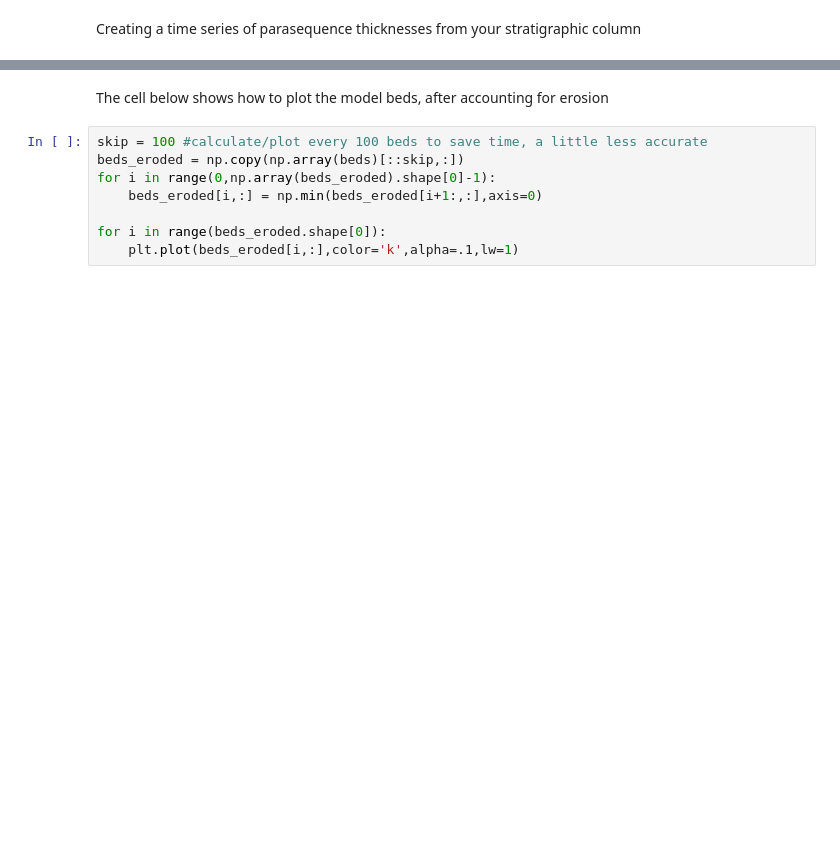
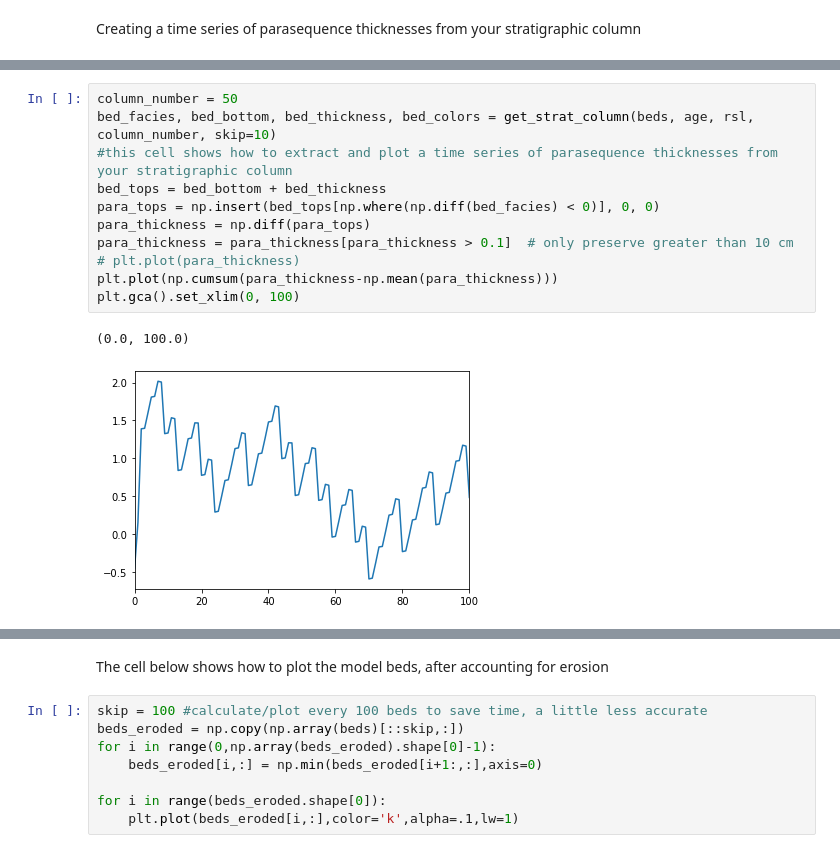
Before and after one commit to blakedyer/eos423-public, a Jupyter notebook: Labs/Lab 2p2/assignment_2_2_notebook.ipynb, the cells around one changed output, grey strips where cells are left out. Saved outputs shown, nothing was run; the diff lists cells and outputs as text; blank space fills up the shorter version.

```diff
--- a/Labs/Lab 2p2/assignment_2_2_notebook.ipynb
+++ b/Labs/Lab 2p2/assignment_2_2_notebook.ipynb
@@ -233,0 +370,14 @@ Creating a time series of parasequence thicknesses from your stratigraphic colum
+# %%
+column_number = 50
+bed_facies, bed_bottom, bed_thickness, bed_colors = get_strat_column(beds, age, rsl, column_number, skip=10)
+#this cell shows how to extract and plot a time series of parasequence thicknesses from your stratigraphic column
+bed_tops = bed_bottom + bed_thickness
+para_tops = np.insert(bed_tops[np.where(np.diff(bed_facies) < 0)], 0, 0)
+para_thickness = np.diff(para_tops)
+para_thickness = para_thickness[para_thickness > 0.1]  # only preserve greater than 10 cm
+# plt.plot(para_thickness)
+plt.plot(np.cumsum(para_thickness-np.mean(para_thickness)))
+plt.gca().set_xlim(0, 100)
+# %% [output]
+(0.0, 100.0)
+[figure, added]
```
Also changed, not shown: parts of 36 cells of this notebook, 26 other files.
